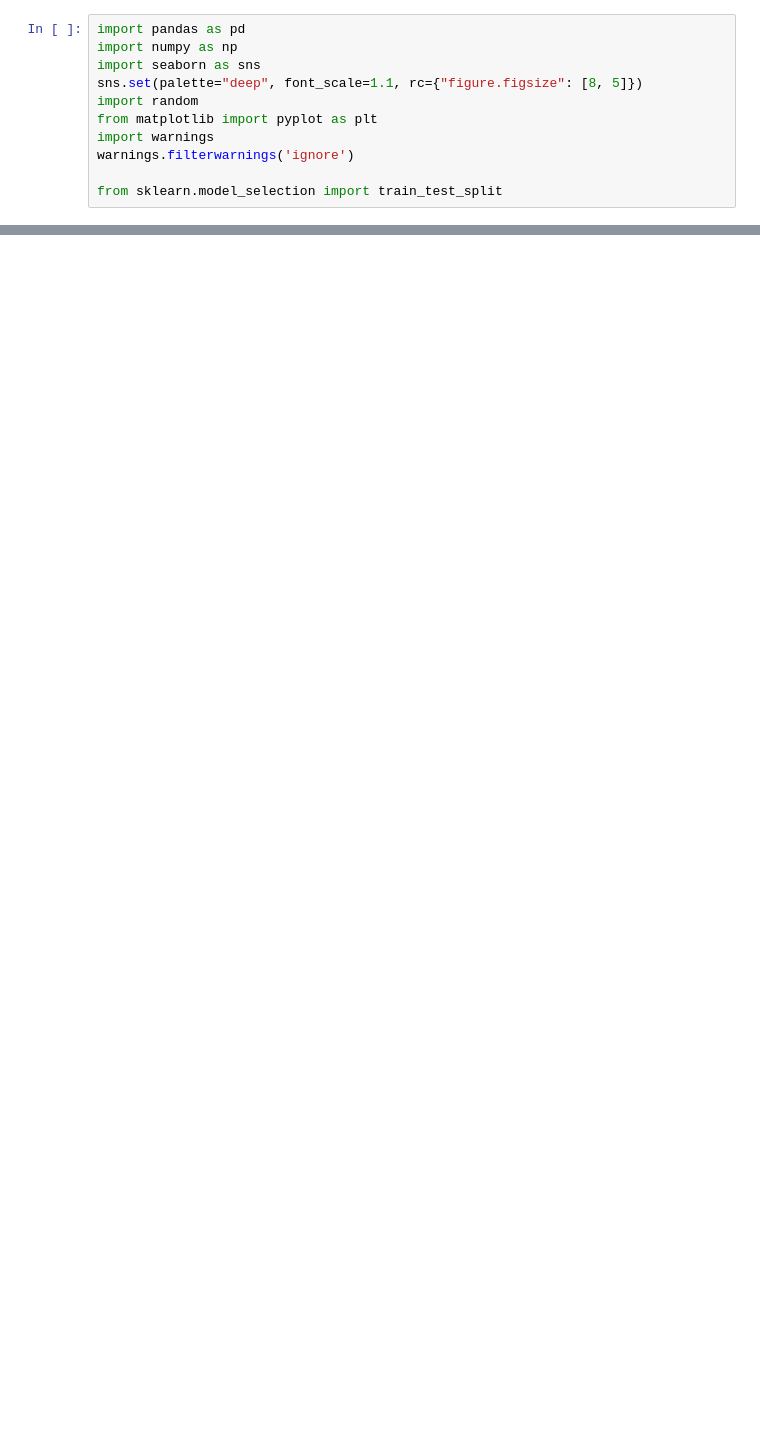
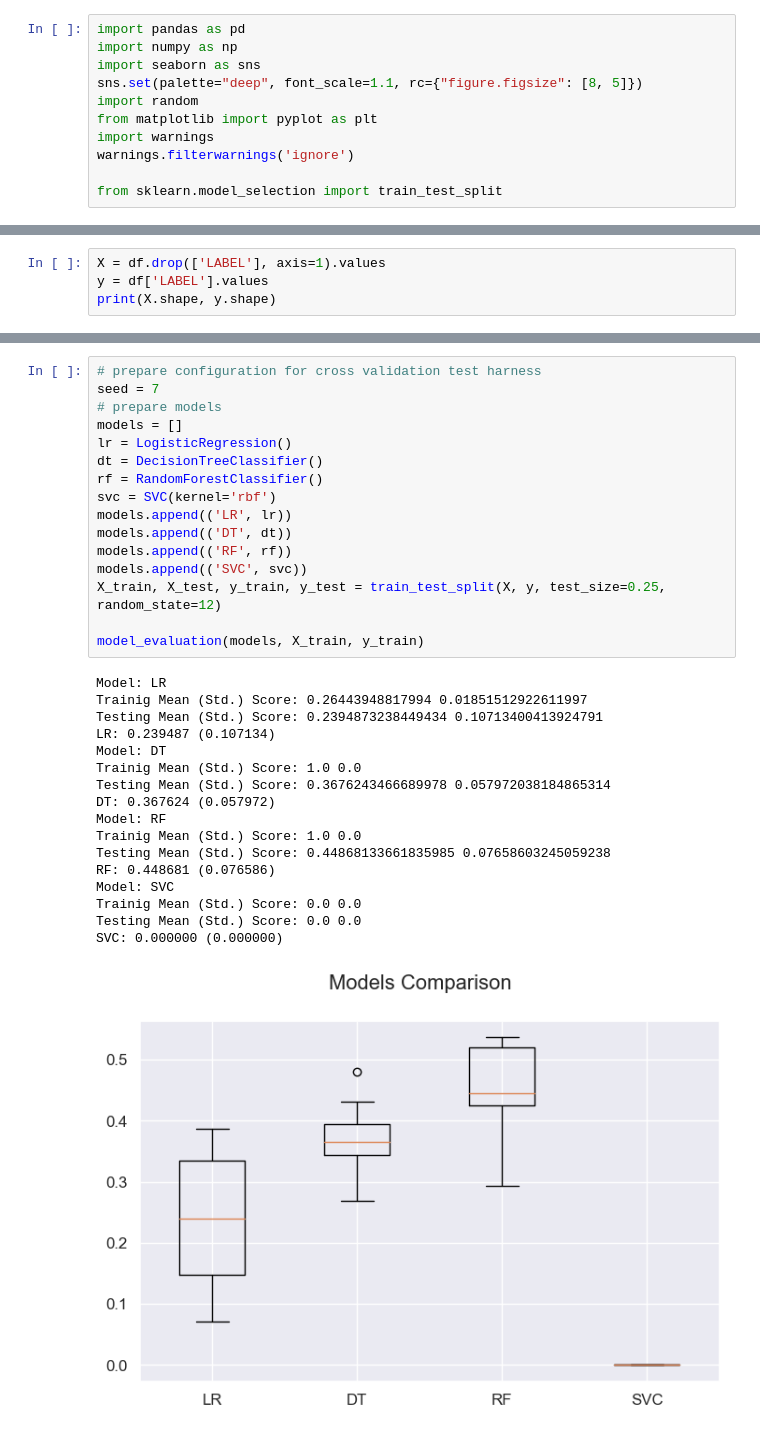
Before and after one commit to adilmukhtar82/PdM, a Jupyter notebook: Modeling.ipynb, the cells around one changed output, grey strips where cells are left out. Drawn from its saved outputs; the diff is of its cells as text; blank space fills up the shorter version.

Commit message:
modeling

```diff
--- a/Modeling.ipynb
+++ b/Modeling.ipynb
@@ -25,3 +25,7 @@ df.head()
 | 2 | 15.049144 | 13.620402 | 14.485669 | 12.812301 | 10.168882 | 7.281799 | 5.477300 | ... |
 | 3 | 13.329598 | 11.841770 | 12.250756 | 11.573650 | 9.223740 | 7.014724 | 5.445443 | ... |
 | 4 | 14.576953 | 13.589420 | 13.500192 | 12.399762 | 9.494737 | 7.772963 | 6.705272 | ... |
+# %%
+X = df.drop(['LABEL'], axis=1).values
+y = df['LABEL'].values
+print(X.shape, y.shape)
@@ -31,0 +88,34 @@ df.head()
+# %%
+# prepare configuration for cross validation test harness
+seed = 7
+# prepare models
+models = []
+lr = LogisticRegression()
+dt = DecisionTreeClassifier()
+rf = RandomForestClassifier()
+svc = SVC(kernel='rbf')
+models.append(('LR', lr))
+models.append(('DT', dt))
+models.append(('RF', rf))
+models.append(('SVC', svc))
+X_train, X_test, y_train, y_test = train_test_split(X, y, test_size=0.25, random_state=12)
+
+model_evaluation(models, X_train, y_train)
+# %% [output]
+Model: LR
+Trainig Mean (Std.) Score: 0.26443948817994 0.01851512922611997
+Testing Mean (Std.) Score: 0.2394873238449434 0.10713400413924791
+LR: 0.239487 (0.107134)
+Model: DT
+Trainig Mean (Std.) Score: 1.0 0.0
+Testing Mean (Std.) Score: 0.3676243466689978 0.057972038184865314
+DT: 0.367624 (0.057972)
+Model: RF
+Trainig Mean (Std.) Score: 1.0 0.0
+Testing Mean (Std.) Score: 0.44868133661835985 0.07658603245059238
+RF: 0.448681 (0.076586)
+Model: SVC
+Trainig Mean (Std.) Score: 0.0 0.0
+Testing Mean (Std.) Score: 0.0 0.0
+SVC: 0.000000 (0.000000)
+[figure, added]
```
Also changed, not shown: parts of 18 cells of this notebook.
